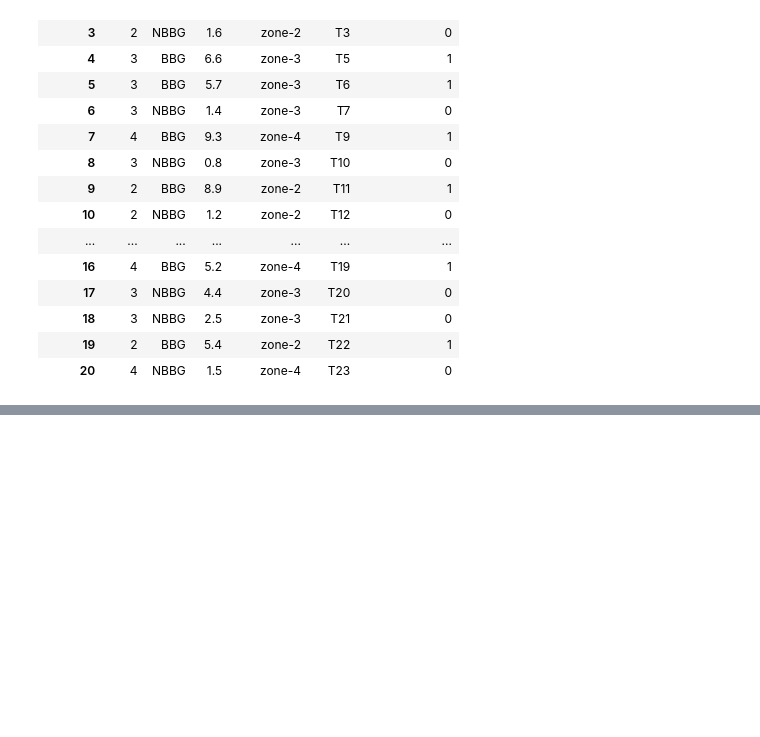
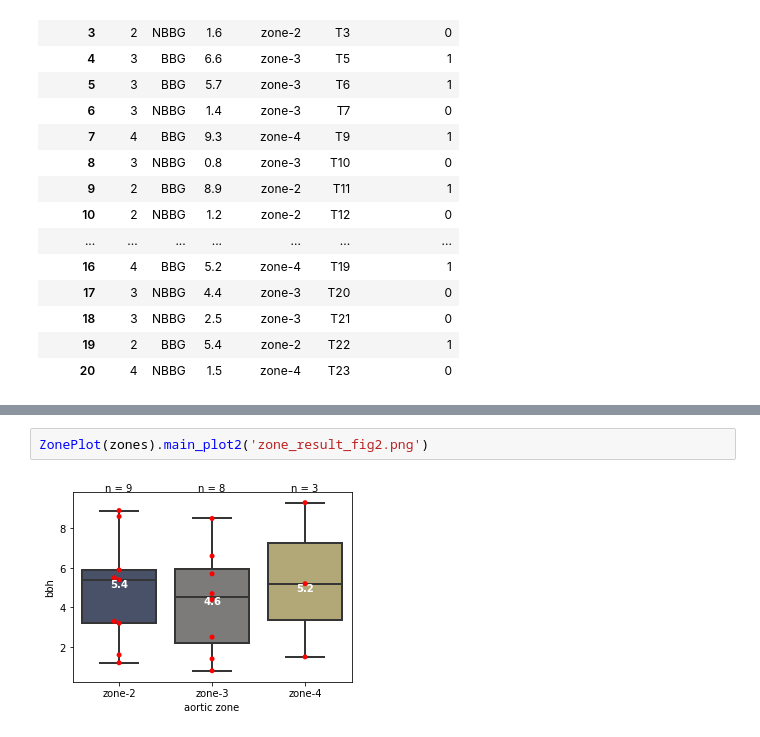
Before and after one commit to ninedigits/Bird-beak-Manuscript, a Jupyter notebook: python_code/Aortic Zone Testing.ipynb, the cells around one changed output, grey strips where cells are left out. Saved outputs shown, nothing was run; the diff lists cells and outputs as text; blank space fills up the shorter version.

```diff
--- a/python_code/Aortic Zone Testing.ipynb
+++ b/python_code/Aortic Zone Testing.ipynb
@@ -160,0 +188,4 @@ ZonePlot(zones).main_plot('zones_result_fig.png')
+# %%
+ZonePlot(zones).main_plot2('zone_result_fig2.png')
+# %% [output]
+[figure, added]
```
Also changed, not shown: parts of 3 cells of this notebook, 1 other file.
